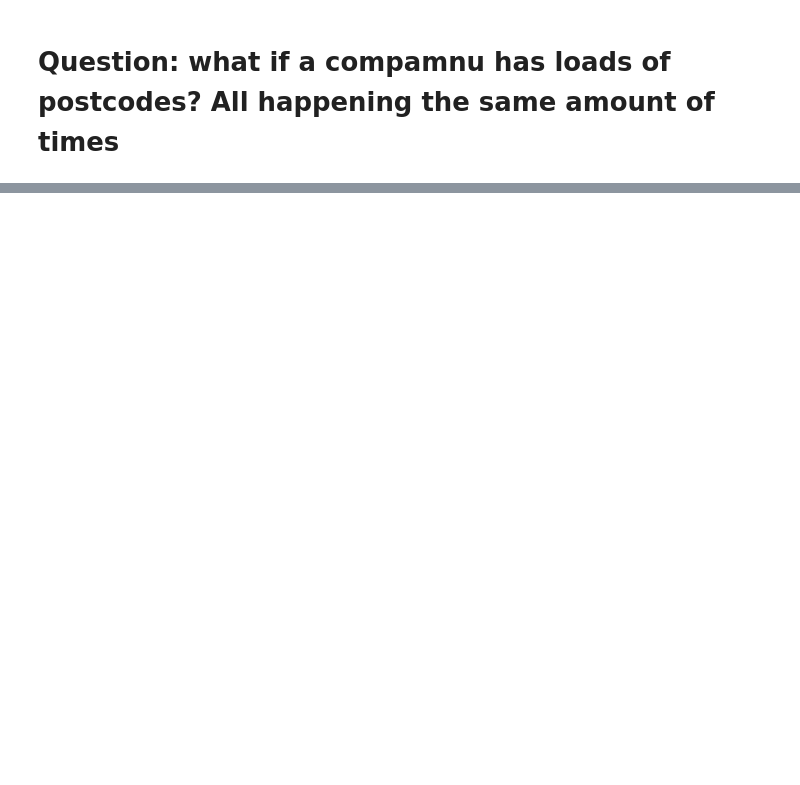
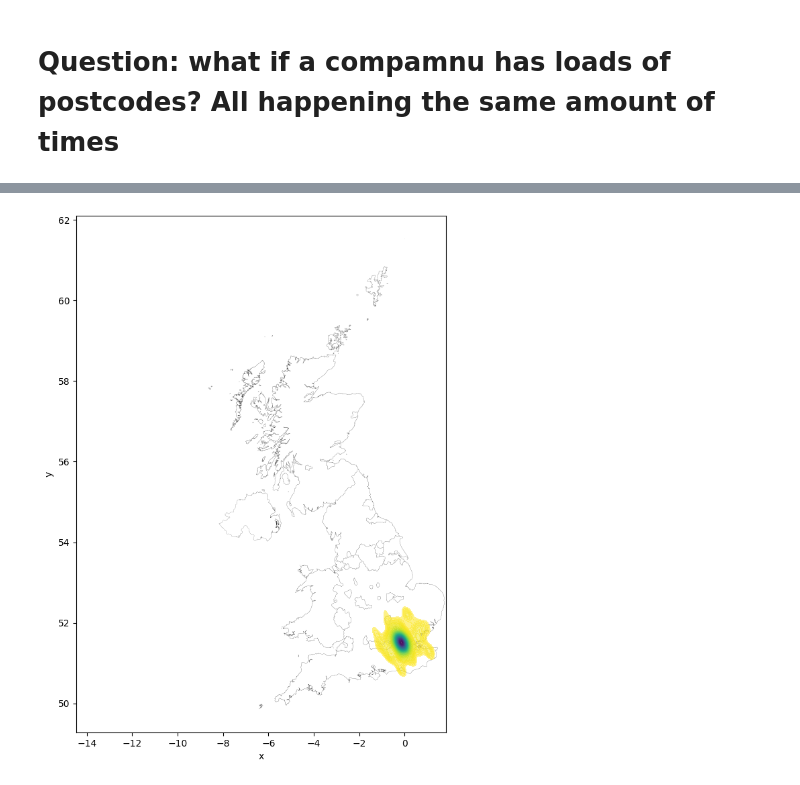
Before and after one commit to giuliaok/crawls_nest, a Jupyter notebook: postcode_density_visualization.ipynb, the cells around one changed output, grey strips where cells are left out. Cells and saved outputs as stored; diff of their text form; code cells hidden in the pictures; blank space fills up the shorter version.

```diff
--- a/postcode_density_visualization.ipynb
+++ b/postcode_density_visualization.ipynb
@@ -26,0 +176,16 @@ df
+# %%
+
+# Set up figure and axes
+f, ax = plt.subplots(1, figsize=(10, 10))
+# Add a base layer with the LSOA geography
+ukk.plot(ax = ax, color='white', edgecolor='black', linewidth=0.1)
+#generate KDE
+seaborn.kdeplot(gdb, x = 'x', y = 'y', ax=ax,
+    n_levels=100,
+    fill=True,
+    alpha=0.55,
+    cmap="viridis_r",
+)
+plt.show()
+# %% [output]
+[figure, added]
```
Also changed, not shown: parts of 26 cells of this notebook.
